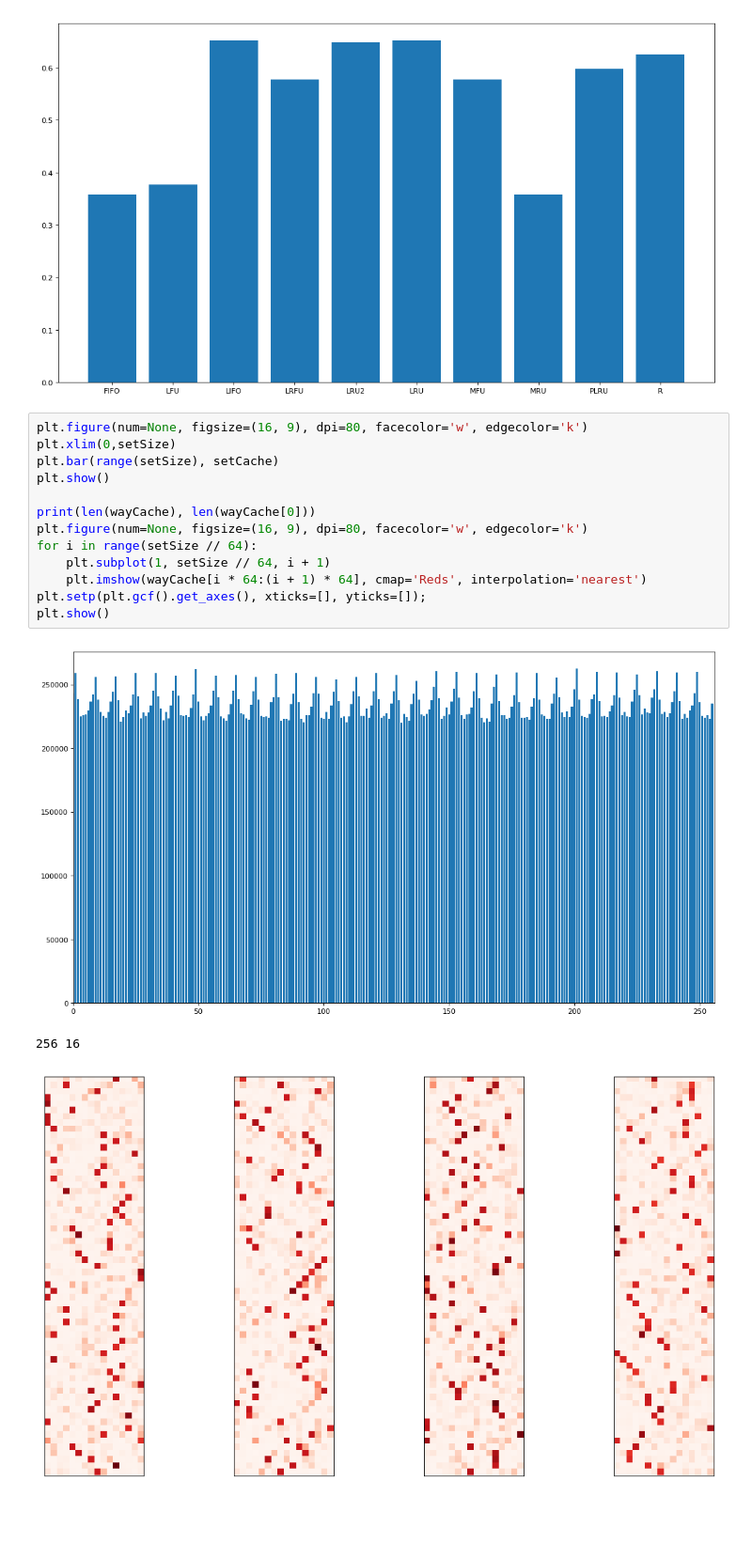
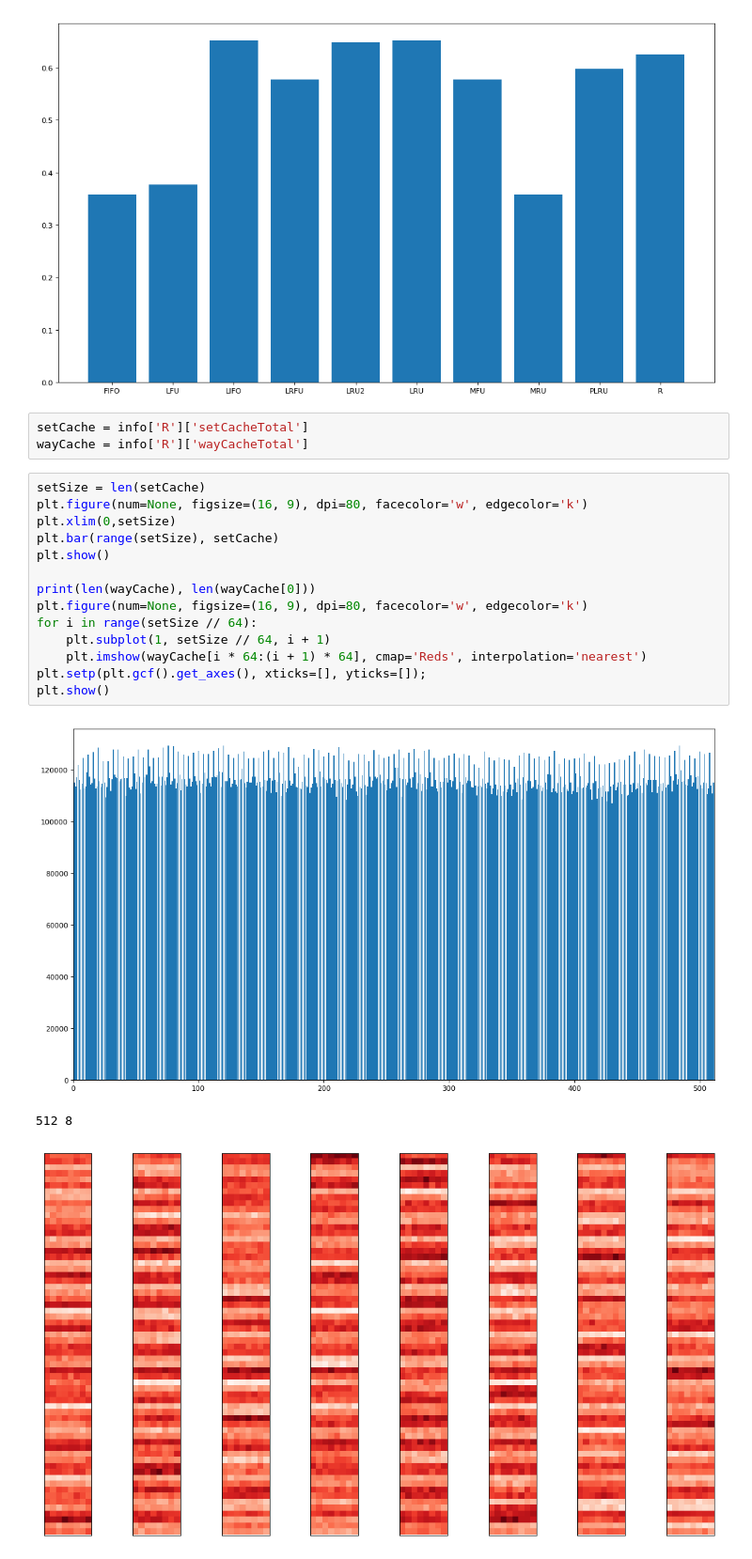
Before and after one commit to rmmartin02/CS674, a Jupyter notebook: Results/Analysis.ipynb, the cells around one changed output. Shown at 94% size. Drawn from its saved outputs; the diff is of its cells as text; blank space fills up the shorter version.

```diff
--- a/Results/Analysis.ipynb
+++ b/Results/Analysis.ipynb
@@ -88,20 +88,24 @@ plt.show()
 # %% [output]
 [0.3577701312557456, 0.3772660357958793, 0.6520442092930241, 0.5777351447310284, 0.648269860598357, 0.6520442092930241, 0.5773586718208489, 0.3577701312557456, 0.5969158930856199, 0.6246597150820558]
 [figure]
+# %%
+setCache = info['R']['setCacheTotal']
+wayCache = info['R']['wayCacheTotal']
 # %%
+setSize = len(setCache)
 plt.figure(num=None, figsize=(16, 9), dpi=80, facecolor='w', edgecolor='k')
 plt.xlim(0,setSize)
 plt.bar(range(setSize), setCache)
 plt.show()
 
 print(len(wayCache), len(wayCache[0]))
 plt.figure(num=None, figsize=(16, 9), dpi=80, facecolor='w', edgecolor='k')
 for i in range(setSize // 64):
     plt.subplot(1, setSize // 64, i + 1)
     plt.imshow(wayCache[i * 64:(i + 1) * 64], cmap='Reds', interpolation='nearest')
 plt.setp(plt.gcf().get_axes(), xticks=[], yticks=[]);
 plt.show()
 # %% [output]
-[figure, old version]
+[figure, new version]
-256 16
+512 8
-[figure, old version]
+[figure, new version]
```
Also changed, not shown: 3 other files.
